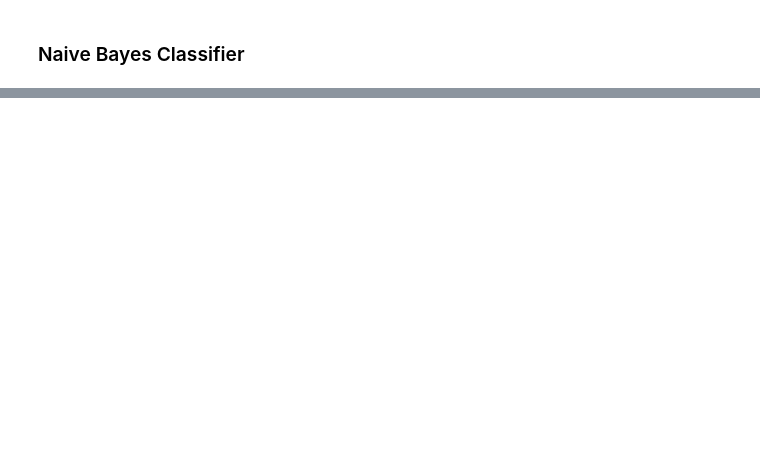
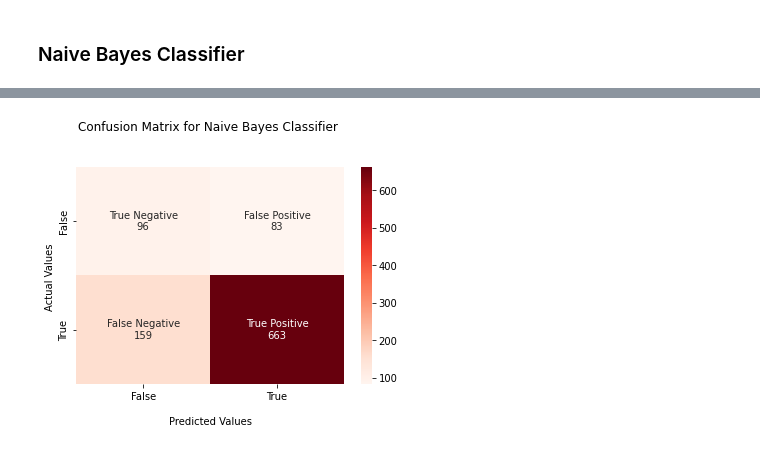
Before and after one commit to ShowmickKar/Hate-Speech-and-Offensive-Language-Detection-From-Twitter-Dataset, a Jupyter notebook: CSE422 PROJECT.ipynb, the cells around one changed output, grey strips where cells are left out. Saved outputs shown, nothing was run; the diff lists cells and outputs as text; code cells hidden in the pictures; blank space fills up the shorter version.

```diff
--- a/CSE422 PROJECT.ipynb
+++ b/CSE422 PROJECT.ipynb
@@ -171,6 +172,8 @@ print(logistic_regression.score(X_test, y_test))
 # %% [markdown]
 ### Naive Bayes Classifier
 # %%
-naive_bayes_classifier = GaussianNB()
-naive_bayes_classifier.fit(X_train, y_train)
-naive_bayes_classifier.score(X_test, y_test)
+nvc = GaussianNB()
+nvc.fit(X_train, y_train)
+nvc_y_predict = nvc.predict(X_test)
+nvc_cf_matrix = confusion_matrix(y_test, nvc_y_predict)
+nvc_score = nvc.score(X_test, y_test)
@@ -182,0 +214,5 @@ naive_bayes_classifier.score(X_test, y_test)
+# %%
+# Confusion Matrix for Naive Bayes Classifier Model
+display_confusion_matrix(nvc_cf_matrix, "Naive Bayes Classifier", "Reds")
+# %% [output]
+[figure, added]
```
Also changed, not shown: parts of 13 cells of this notebook.
